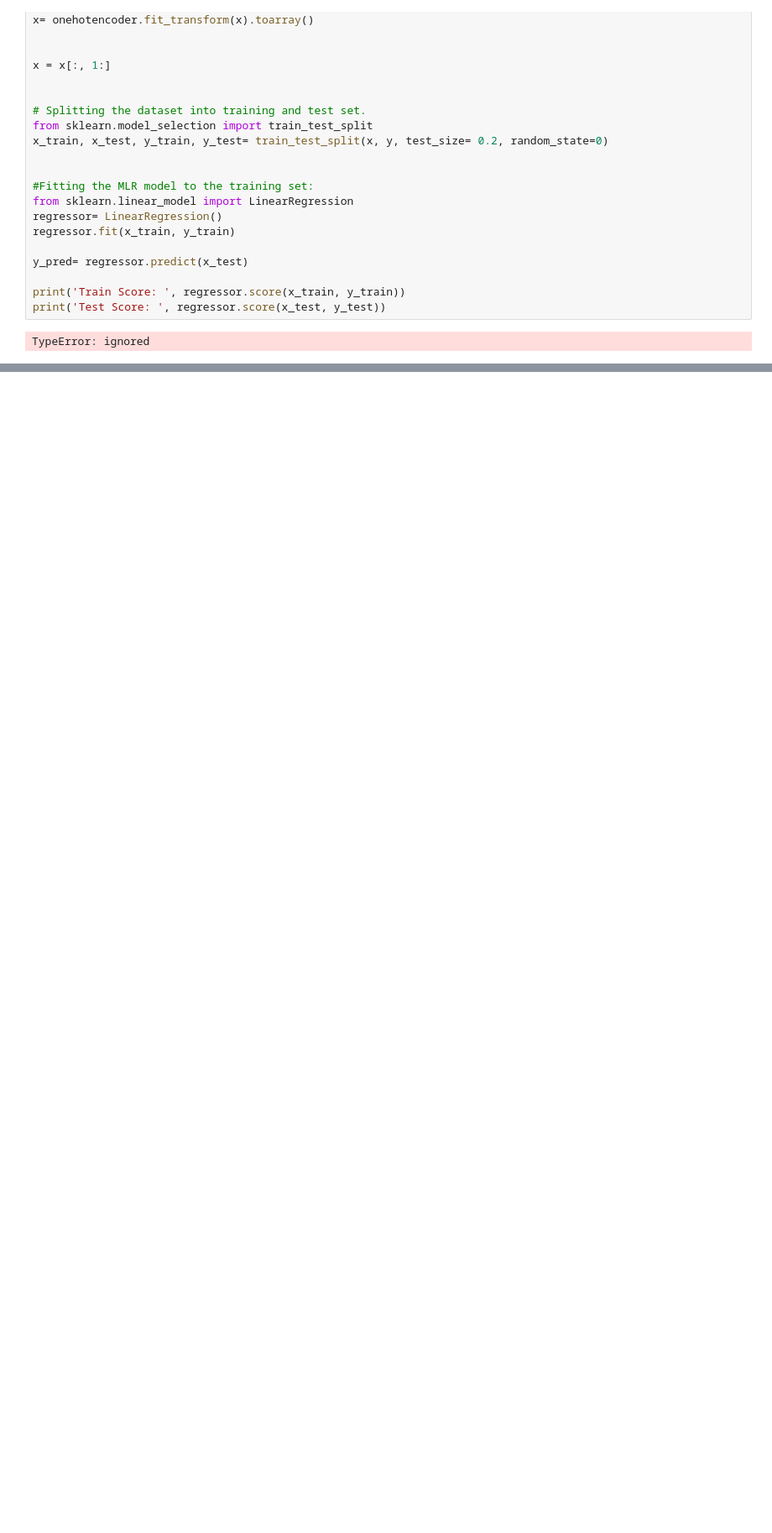
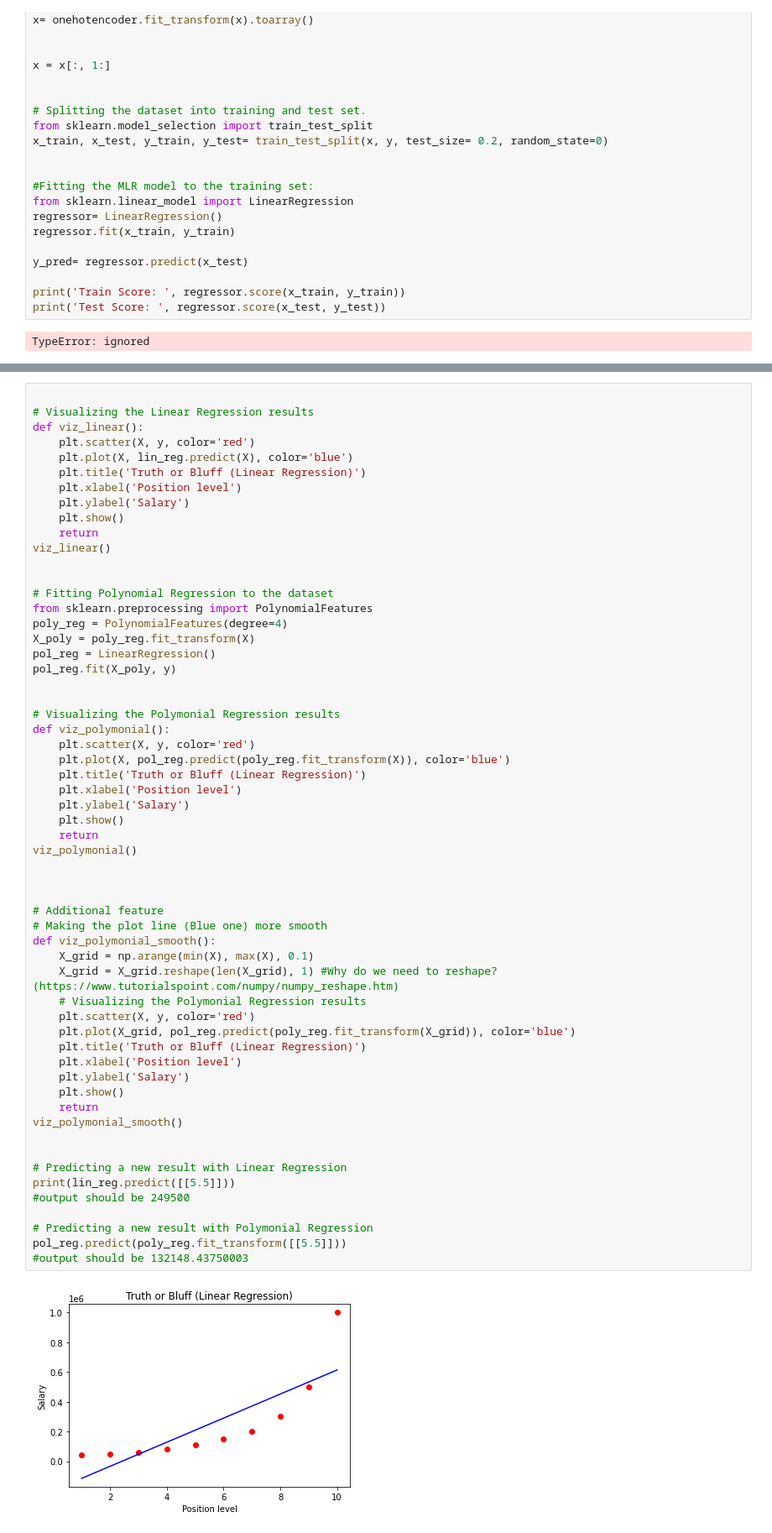
Before and after one commit to Gail529/Machine-Learning-, a Jupyter notebook: 50_complist.ipynb, the cells around one changed output, grey strips where cells are left out. Shown at 84% size. Cells and saved outputs as stored; diff of their text form; blank space fills up the shorter version.

```diff
--- a/50_complist.ipynb
+++ b/50_complist.ipynb
@@ -88,0 +106,60 @@ data_set.head()
+# %%
+
+# Visualizing the Linear Regression results
+def viz_linear():
+    plt.scatter(X, y, color='red')
+    plt.plot(X, lin_reg.predict(X), color='blue')
+    plt.title('Truth or Bluff (Linear Regression)')
+    plt.xlabel('Position level')
+    plt.ylabel('Salary')
+    plt.show()
+    return
+viz_linear()
+
+
+# Fitting Polynomial Regression to the dataset
+from sklearn.preprocessing import PolynomialFeatures
+poly_reg = PolynomialFeatures(degree=4)
+X_poly = poly_reg.fit_transform(X)
+pol_reg = LinearRegression()
+pol_reg.fit(X_poly, y)
+
+
+# Visualizing the Polymonial Regression results
+def viz_polymonial():
+    plt.scatter(X, y, color='red')
+    plt.plot(X, pol_reg.predict(poly_reg.fit_transform(X)), color='blue')
+    plt.title('Truth or Bluff (Linear Regression)')
+    plt.xlabel('Position level')
+    plt.ylabel('Salary')
+    plt.show()
+    return
+viz_polymonial()
+
+
+
+# Additional feature
+# Making the plot line (Blue one) more smooth
+def viz_polymonial_smooth():
+    X_grid = np.arange(min(X), max(X), 0.1)
+    X_grid = X_grid.reshape(len(X_grid), 1) #Why do we need to reshape? (https://www.tutorialspoint.com/numpy/numpy_reshape.htm)
+    # Visualizing the Polymonial Regression results
+    plt.scatter(X, y, color='red')
+    plt.plot(X_grid, pol_reg.predict(poly_reg.fit_transform(X_grid)), color='blue')
+    plt.title('Truth or Bluff (Linear Regression)')
+    plt.xlabel('Position level')
+    plt.ylabel('Salary')
+    plt.show()
+    return
+viz_polymonial_smooth()
+
+
+# Predicting a new result with Linear Regression
+print(lin_reg.predict([[5.5]]))
+#output should be 249500
+
+# Predicting a new result with Polymonial Regression
+pol_reg.predict(poly_reg.fit_transform([[5.5]]))
+#output should be 132148.43750003
+# %% [output]
+[figure, added]
```
Also changed, not shown: parts of 7 cells of this notebook.
